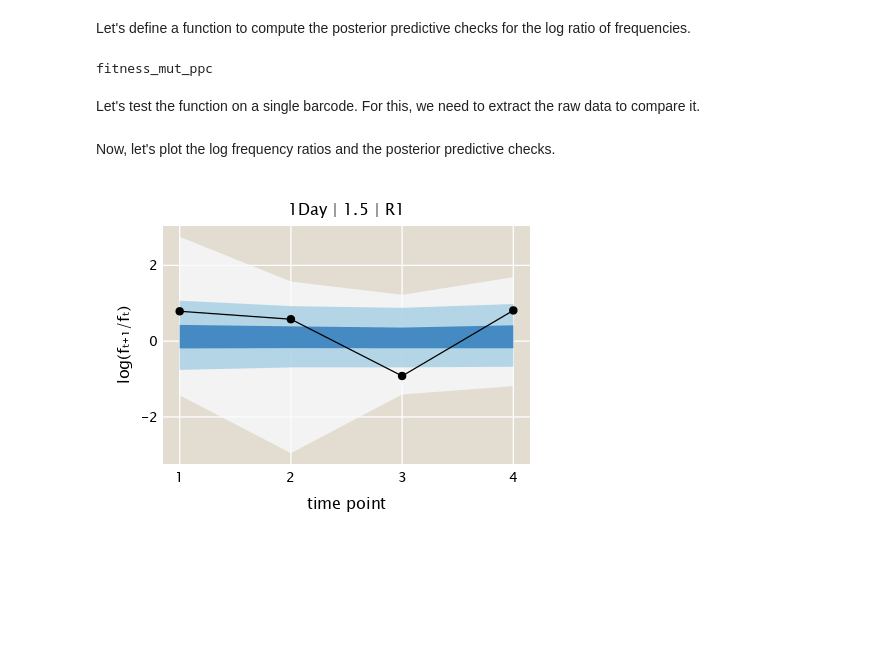
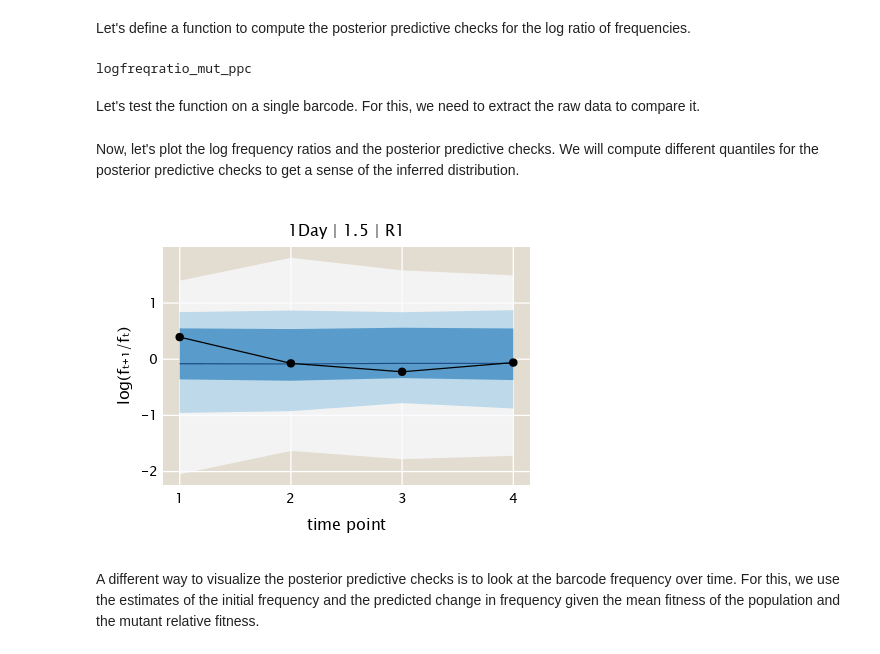
Before and after one commit to mrazomej/bayesian_fitness, a Jupyter notebook: code/exploratory/bayesian_fitness_eda.ipynb, the cells around one changed output. Saved outputs shown, nothing was run; the diff lists cells and outputs as text; code cells hidden in the pictures; blank space fills up the shorter version.

Commit message:
fixed ppc functions

```diff
--- a/code/exploratory/bayesian_fitness_eda.ipynb
+++ b/code/exploratory/bayesian_fitness_eda.ipynb
@@ -207,10 +195,30 @@ Let's define a function to compute the posterior predictive checks for the log
 ratio of frequencies.
 # %%
 @doc raw"""
-    `fitness_mut_ppc(chain, sₘ, sₜ)`
+    `logfreqratio_mut_ppc(chain, sₘ, sₜ)`
+
+Function to compute the posterior predictive checks for the log frequency ratio
+between two contiguous time points. Our model predicts that this log ratio,
+log(γ) should be of the form
+        log(γ) = s⁽ᵐ⁾ - s̅ₜ,
+for each pair of time points. This funciton computes the quantity for each of
+the MCMC samples in the `chain`.
+
+# Arguments
+- `chain::MCMCChains.Chains`: `Turing.jl` MCMC chain for the fitness of a single
+  mutant.
+
+## Optional arguments
+- `s⁽ᵐ⁾::Symbol=Symbol("s⁽ᵐ⁾")`: Variable name for the mutant relative fitness
+  in the chain.
+- `sₜ::Symbol=Symbol("s̲ₜ")`: Variable name for *all* population mean fitness.
+
+# Returns
+- `(s⁽ᵐ⁾ - s̅ₜ)::Array{<:AbstractFloat}`: Evaluation of the log frequency ratio
+  posterior predictive checks for each MCMC sample.
 """
-function fitness_mut_ppc(
-    chain::MCMCChains.Chains,
+function logfreqratio_mut_ppc(
+    chain::MCMCChains.Chains;
     s⁽ᵐ⁾::Symbol=Symbol("s⁽ᵐ⁾"),
     sₜ::Symbol=Symbol("s̲ₜ"),
 )
@@ -239,19 +247,20 @@ function fitness_mut_ppc(
     return s⁽ᵐ⁾_chain .- sₜ_chain
 end # function
 # %% [output]
-fitness_mut_ppc
+logfreqratio_mut_ppc
 # %% [markdown]
 Let's test the function on a single barcode. For this, we need to extract the
 raw data to compare it.
 # %%
 # Select barcode to use
-bc = chain_keys[1]
+# bc = chain_keys[3231]
+bc = chain_keys[42]
 
 # Extract chain
 chain = chains[bc]
 
 # Compute posterior predictive checks for a particular chain
-logγ_ppc = fitness_mut_ppc(chain)
+logγ_ppc = logfreqratio_mut_ppc(chain)
 # Compact multiple chains into single long chain
 logγ_ppc = vcat([logγ_ppc[:, :, i] for i = 1:size(logγ_ppc, 3)]...)
 
@@ -273,10 +282,12 @@ DF.sort(data, :time)
 # Compute log ratio
 logγ = diff(log.(data.freq));
 # %% [markdown]
-Now, let's plot the log frequency ratios and the posterior predictive checks.
+Now, let's plot the log frequency ratios and the posterior predictive checks. We
+will compute different quantiles for the posterior predictive checks to get a
+sense of the inferred distribution.
 # %%
 # Define quantiles to compute
-qs = [0.995, 0.95, 0.5]
+qs = [0.995, 0.95, 0.675, 0.02]
 
 # Initialize matrix to save quantiles
 logγ_quant = Array{Float64}(undef, size(logγ_ppc, 2), length(qs), 2)
@@ -296,37 +307,37 @@ end # for
 # Initialize figure
 fig = Figure(resolution=(450, 350))
 
 # Add axis
 ax = Axis(
     fig[1, 1],
     xlabel="time point",
     ylabel="log(fₜ₊₁/fₜ)",
     title="$(hub) | $(perturbation) | $(rep)"
 )
 
 # Define colors
-colors = get(ColorSchemes.Blues_9, LinRange(0, 0.75, 3))
+colors = get(ColorSchemes.Blues_9, LinRange(0, 1, length(qs)))
 
 # Loop through quantiles
 for i in eachindex(qs)
     # Add confidence interval for observation
     band!(
         ax,
         1:size(logγ_ppc, 2),
-        # zeros(size(logγ_ppc, 2)),
-        # ones(size(logγ_ppc, 2)),
         logγ_quant[:, i, 1],
         logγ_quant[:, i, 2],
         color=(colors[i], 0.75)
     )
 end # for
 
-
-
 # Plot trajectory
 scatterlines!(ax, logγ, color=:black)
 
-
 fig
 # %% [output]
-[figure, old version]
+[figure, new version]
+# %% [markdown]
+A different way to visualize the posterior predictive checks is to look at the
+barcode frequency over time. For this, we use the estimates of the initial
+frequency and the predicted change in frequency given the mean fitness of the
+population and the mutant relative fitness.
```
Also changed, not shown: parts of 5 cells of this notebook.
